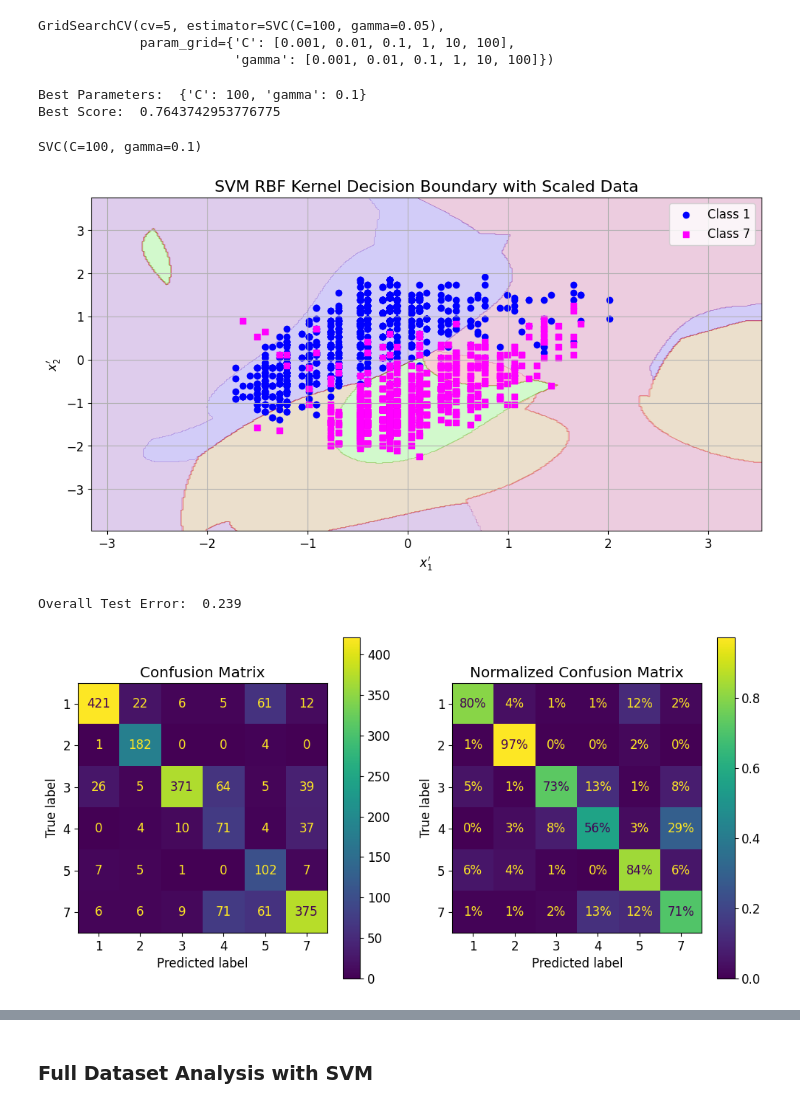
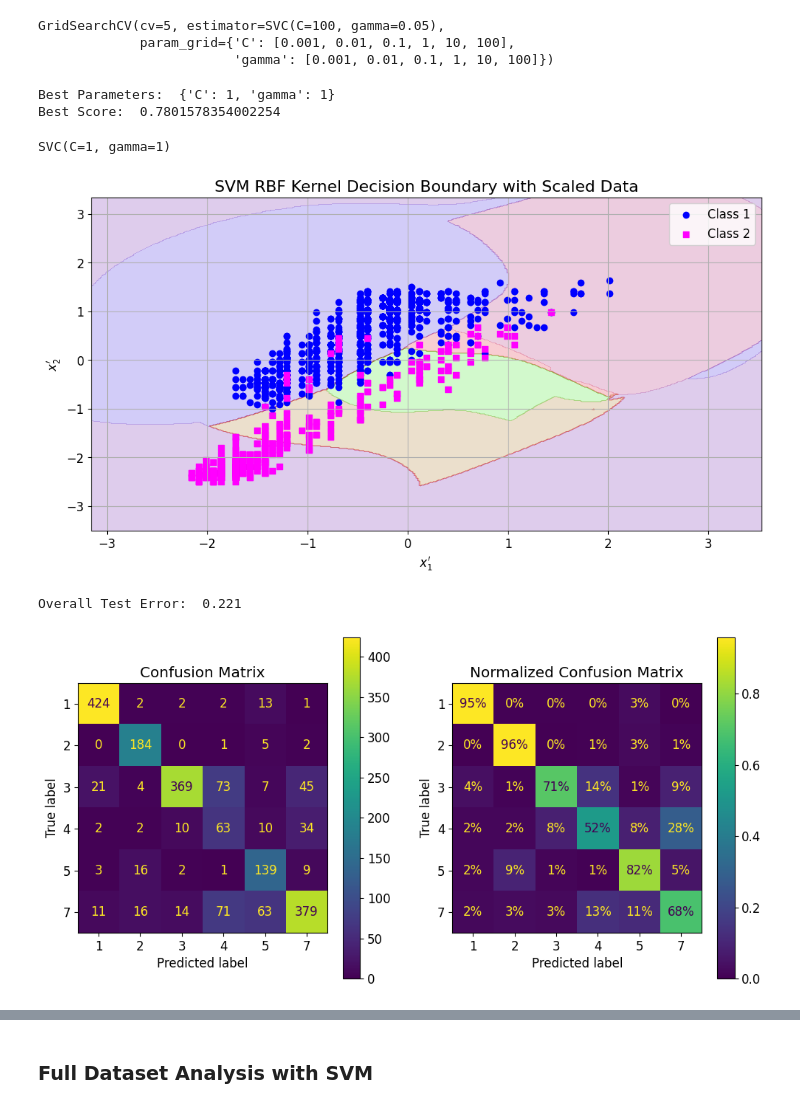
Before and after one commit to airidas23/SVM, a Jupyter notebook: SMV_Project.ipynb, the cells around one changed output, grey strips where cells are left out. Drawn from its saved outputs; the diff is of its cells as text; code cells hidden in the pictures.

```diff
--- a/SMV_Project.ipynb
+++ b/SMV_Project.ipynb
@@ -141,8 +141,8 @@ SVM Kernel Choice: A non-linear kernel, such as the Radial Basis Function (RBF)
 from sklearn.preprocessing import StandardScaler
 
 scaler = StandardScaler()
-X_train_scaled = scaler.fit_transform(df_train[['V1', 'V7']])
-X_test_scaled = scaler.transform(df_test[['V1', 'V7']])
+X_train_scaled = scaler.fit_transform(df_train[['V1', 'V2']])
+X_test_scaled = scaler.transform(df_test[['V1', 'V2']])
 # %%
 svm = SVC(kernel='linear')
 param_grid = {'C': [0.001, 0.01, 0.1, 1, 10, 100]}
@@ -313,46 +313,46 @@ print("Best Parameters: ", best_params_rbf)
 best_score_rbf = grid_search_rbf.best_score_
 print("Best Score: ", best_score_rbf)
 # %% [output]
-Best Parameters:  {'C': 100, 'gamma': 0.1}
-Best Score:  0.7643742953776775
+Best Parameters:  {'C': 1, 'gamma': 1}
+Best Score:  0.7801578354002254
 # %%
 best_rbf_svm_scaled = SVC(kernel='rbf', gamma = best_params_rbf['gamma'], C=best_params_rbf['C'])
 best_rbf_svm_scaled.fit(X_train_scaled, df_train['V37'])
 # %% [output]
-SVC(C=100, gamma=0.1)
+SVC(C=1, gamma=1)
 # %%
 import numpy as np
 import matplotlib.pyplot as plt
 from sklearn.svm import SVC
 
 # Function to plot the SVM decision boundary for an RBF kernel
 def plot_svc_rbf_decision_boundary(rbf_svm, X_train_scaled, y, axes):
     x0s = np.linspace(axes[0], axes[1], 400)
     x1s = np.linspace(axes[2], axes[3], 400)
     x0, x1 = np.meshgrid(x0s, x1s)
     X = np.c_[x0.ravel(), x1.ravel()]
     y_pred = rbf_svm.predict(X).reshape(x0.shape)
     plt.contourf(x0, x1, y_pred, cmap=plt.cm.brg, alpha=0.2)
 
 # Plot the decision boundary for the scaled dataset
 plt.figure(figsize=(12, 6))
 
 # Plot decision boundaries for an RBF kernel SVM
 plot_svc_rbf_decision_boundary(best_rbf_svm_scaled, X_train_scaled, df_train['V37'], [X_train_scaled[:, 0].min() - 1, X_train_scaled[:, 0].max() + 1, X_train_scaled[:, 1].min() - 1, X_train_scaled[:, 1].max() + 1])
 
 # Plot the scaled data points
 plt.scatter(X_train_scaled[:, 0][df_train['V37']==1], X_train_scaled[:, 1][df_train['V37']==1], c='blue', marker='o', label='Class 1')  # Class 1
-plt.scatter(X_train_scaled[:, 0][df_train['V37']==7], X_train_scaled[:, 1][df_train['V37']==7], c='magenta', marker='s', label='Class 7')  # Class 2
+plt.scatter(X_train_scaled[:, 0][df_train['V37']==2], X_train_scaled[:, 1][df_train['V37']==2], c='magenta', marker='s', label='Class 2')  # Class 2
 
 plt.xlabel("$x_1'$", fontsize=12)
 plt.ylabel("$x_2'$", fontsize=12)
 plt.title("SVM RBF Kernel Decision Boundary with Scaled Data", fontsize=16)
 plt.axis([X_train_scaled[:, 0].min() - 1, X_train_scaled[:, 0].max() + 1, X_train_scaled[:, 1].min() - 1, X_train_scaled[:, 1].max() + 1])
 plt.legend()
 plt.grid(True)
 plt.show()
 # %% [output]
-[figure, old version]
+[figure, new version]
 # %%
 # Make predictions on the test set
 y_pred_rbf = best_rbf_svm_scaled.predict(X_test_scaled)
@@ -362,7 +362,7 @@ sample_weight_rbf = (y_pred_rbf != df_test['V37'])
 overall_error_rbf = np.average(sample_weight_rbf, weights=None)
 print("Overall Test Error: ", overall_error_rbf)
 # %% [output]
-Overall Test Error:  0.239
+Overall Test Error:  0.221
 # %%
 # Plot the confusion matrix
 fig, axs = plt.subplots(nrows=1, ncols=2, figsize=(12, 6))
@@ -375,7 +375,7 @@ ConfusionMatrixDisplay.from_predictions(y_pred_rbf, df_test['V37'], normalize="t
 axs[1].set_title("Normalized Confusion Matrix")
 plt.show()
 # %% [output]
-[figure, old version]
+[figure, new version]
 # %%
 # Plot the confusion matrix with errors normalized by row and column
 fig, axs = plt.subplots(nrows=1, ncols=2, figsize=(12, 6))
```
Also changed, not shown: parts of 25 cells of this notebook.
